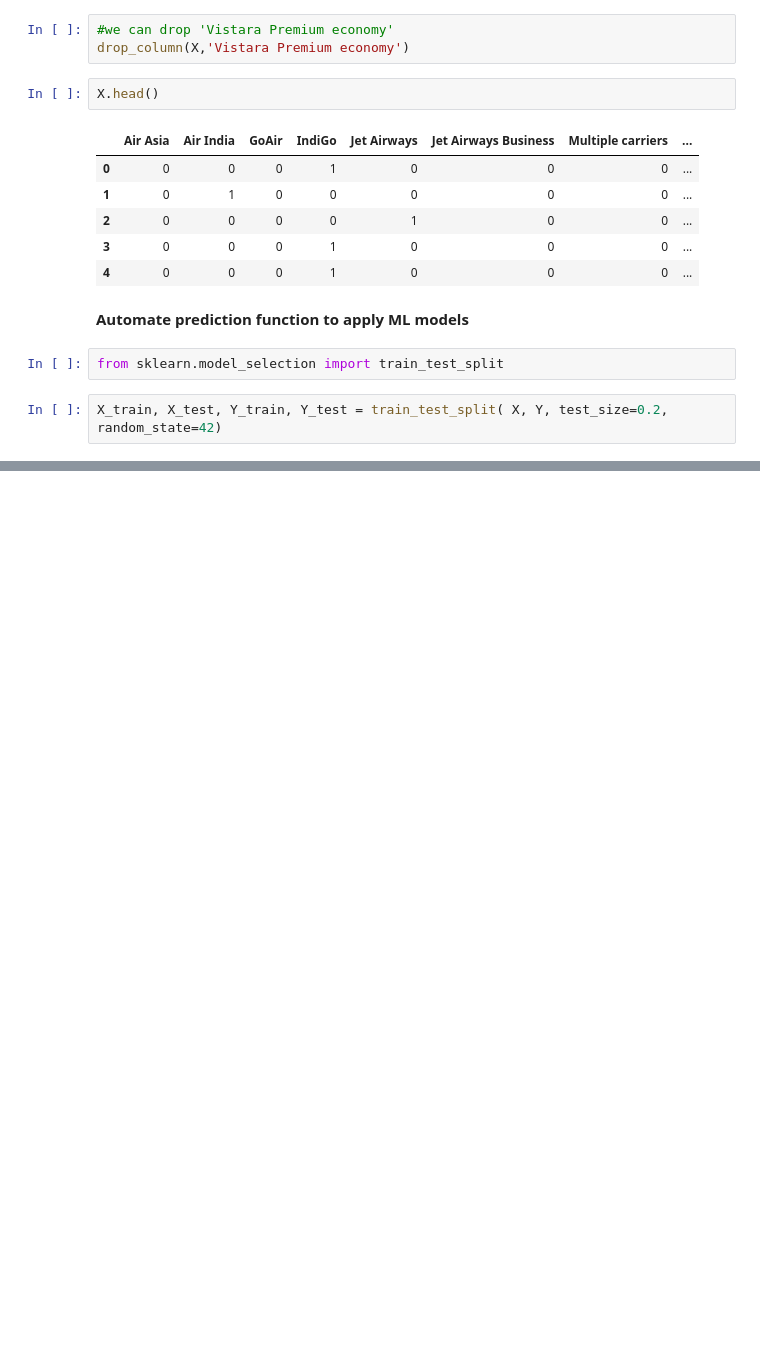
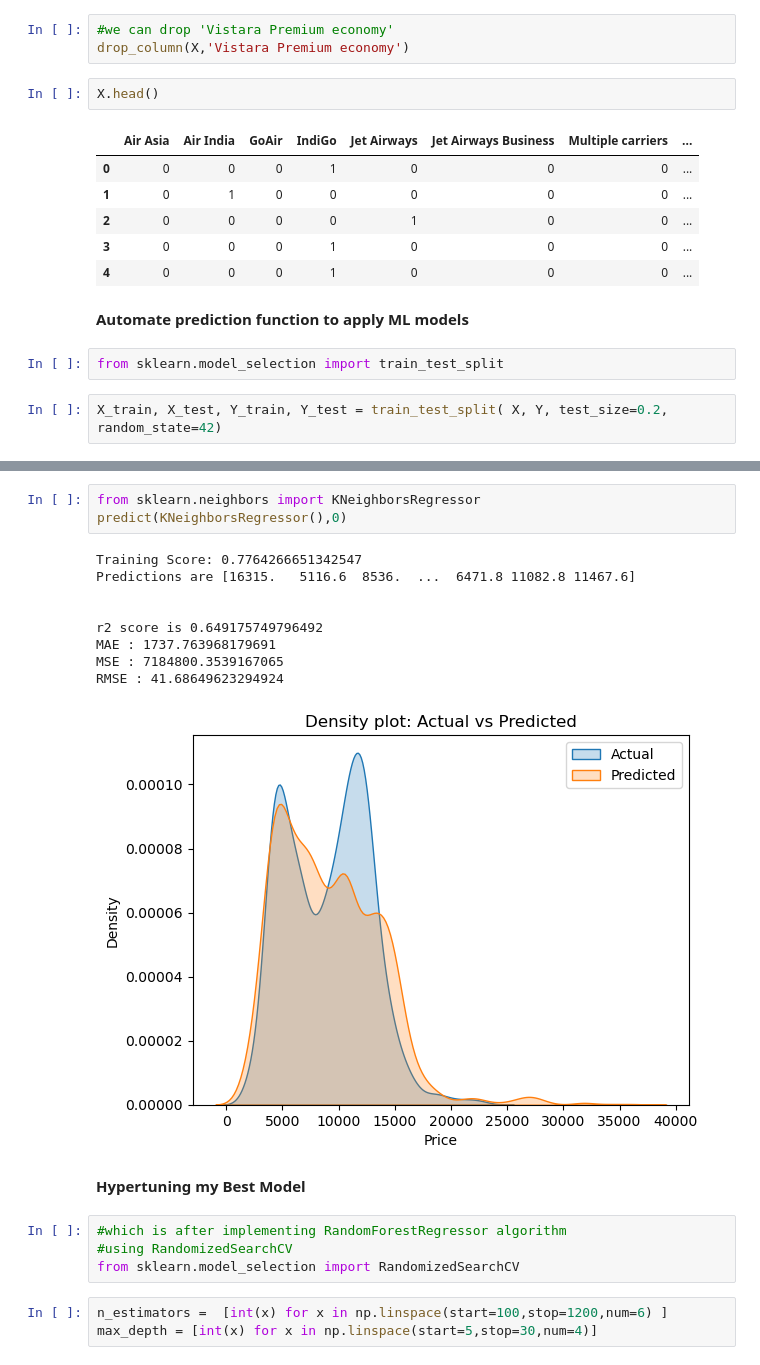
Before and after one commit to ADIBASHARIF23/Predict-Fare-of-Airlines-Tickets-, a Jupyter notebook: Code File.ipynb, the cells around one changed output, grey strips where cells are left out. Drawn from its saved outputs; the diff is of its cells as text; blank space fills up the shorter version.

```diff
--- a/Code File.ipynb
+++ b/Code File.ipynb
@@ -808,0 +837,22 @@ RMSE : 34.077243631583805
+# %%
+from sklearn.neighbors import KNeighborsRegressor
+predict(KNeighborsRegressor(),0)
+# %% [output]
+Training Score: 0.7764266651342547
+Predictions are [16315.   5116.6  8536.  ...  6471.8 11082.8 11467.6]
+
+
+r2 score is 0.649175749796492
+MAE : 1737.763968179691
+MSE : 7184800.3539167065
+RMSE : 41.68649623294924
+[figure, added]
+# %% [markdown]
+**Hypertuning my Best Model**
+# %%
+#which is after implementing RandomForestRegressor algorithm
+#using RandomizedSearchCV
+from sklearn.model_selection import RandomizedSearchCV
+# %%
+n_estimators =  [int(x) for x in np.linspace(start=100,stop=1200,num=6) ]
+max_depth = [int(x) for x in np.linspace(start=5,stop=30,num=4)]
```
Also changed, not shown: parts of 22 cells of this notebook, 2 other files.
